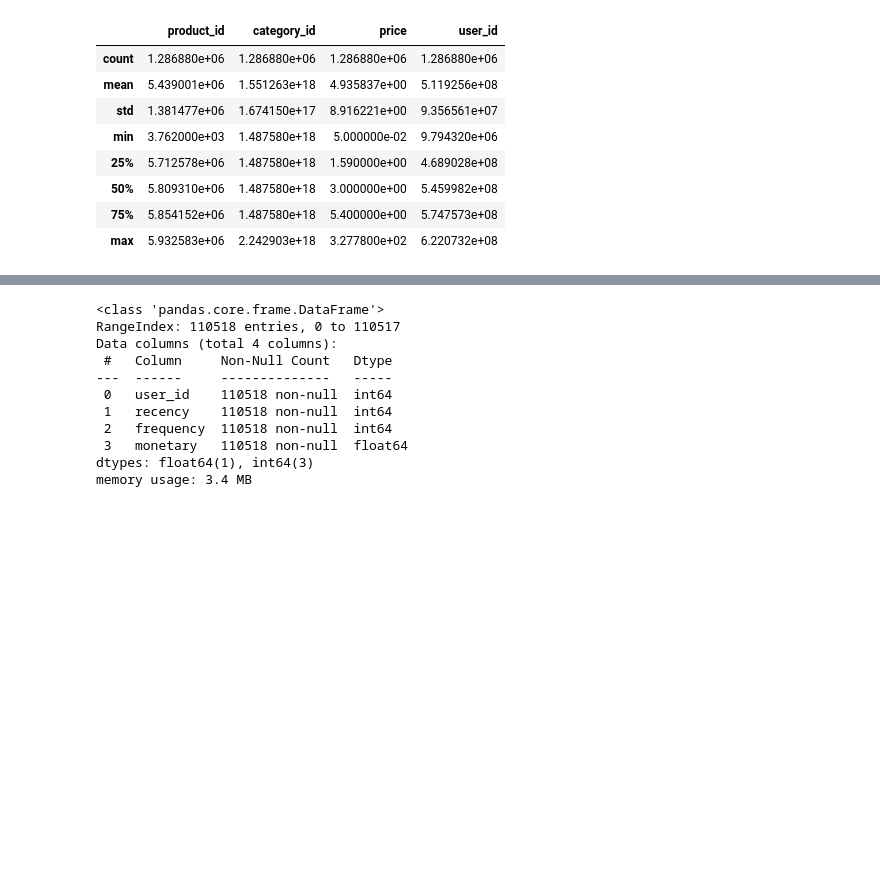
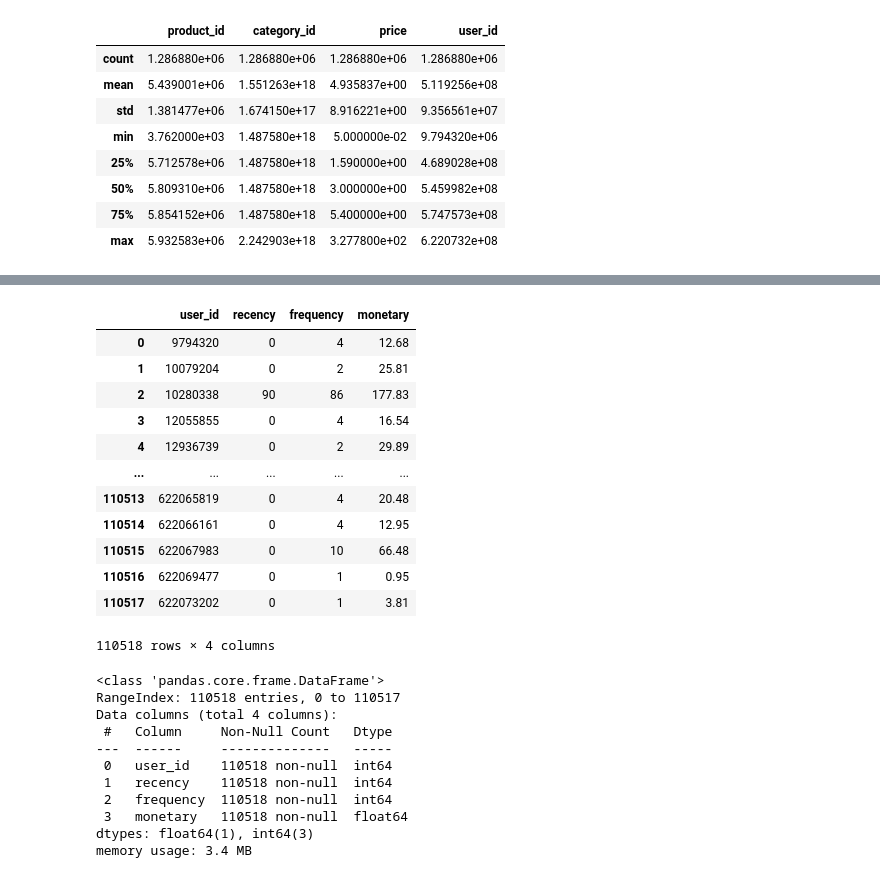
Before and after one commit to infoshareacademy/jdszr16-Datapaparapa, a Jupyter notebook: notebooks/kmeans/Jacek/kmeans_cosmetic_02.ipynb, the cells around one changed output, grey strips where cells are left out. Drawn from its saved outputs; the diff is of its cells as text; code cells hidden in the pictures; blank space fills up the shorter version.

```diff
--- a/notebooks/kmeans/Jacek/kmeans_cosmetic_02.ipynb
+++ b/notebooks/kmeans/Jacek/kmeans_cosmetic_02.ipynb
@@ -102,6 +128,22 @@ df_rfm = df_filtered.groupby('user_id').agg(
     frequency=('user_id', 'count'),  # Obliczenie Frequency jako liczby transakcji
     monetary=('price', 'sum')  # Obliczenie Monetary jako sumy wydatków
 ).reset_index()
+# %%
+df_rfm
+# %% [output]
+|  | user_id | recency | frequency | monetary |
+| 0 | 9794320 | 0 | 4 | 12.68 |
+| 1 | 10079204 | 0 | 2 | 25.81 |
+| 2 | 10280338 | 90 | 86 | 177.83 |
+| 3 | 12055855 | 0 | 4 | 16.54 |
+| 4 | 12936739 | 0 | 2 | 29.89 |
+| ... | ... | ... | ... | ... |
+| 110513 | 622065819 | 0 | 4 | 20.48 |
+| 110514 | 622066161 | 0 | 4 | 12.95 |
+| 110515 | 622067983 | 0 | 10 | 66.48 |
+| 110516 | 622069477 | 0 | 1 | 0.95 |
+| 110517 | 622073202 | 0 | 1 | 3.81 |
+110518 rows × 4 columns
 # %%
 df_rfm.info()
 # %% [output]
```
Also changed, not shown: parts of 8 cells of this notebook, 1 other file.
